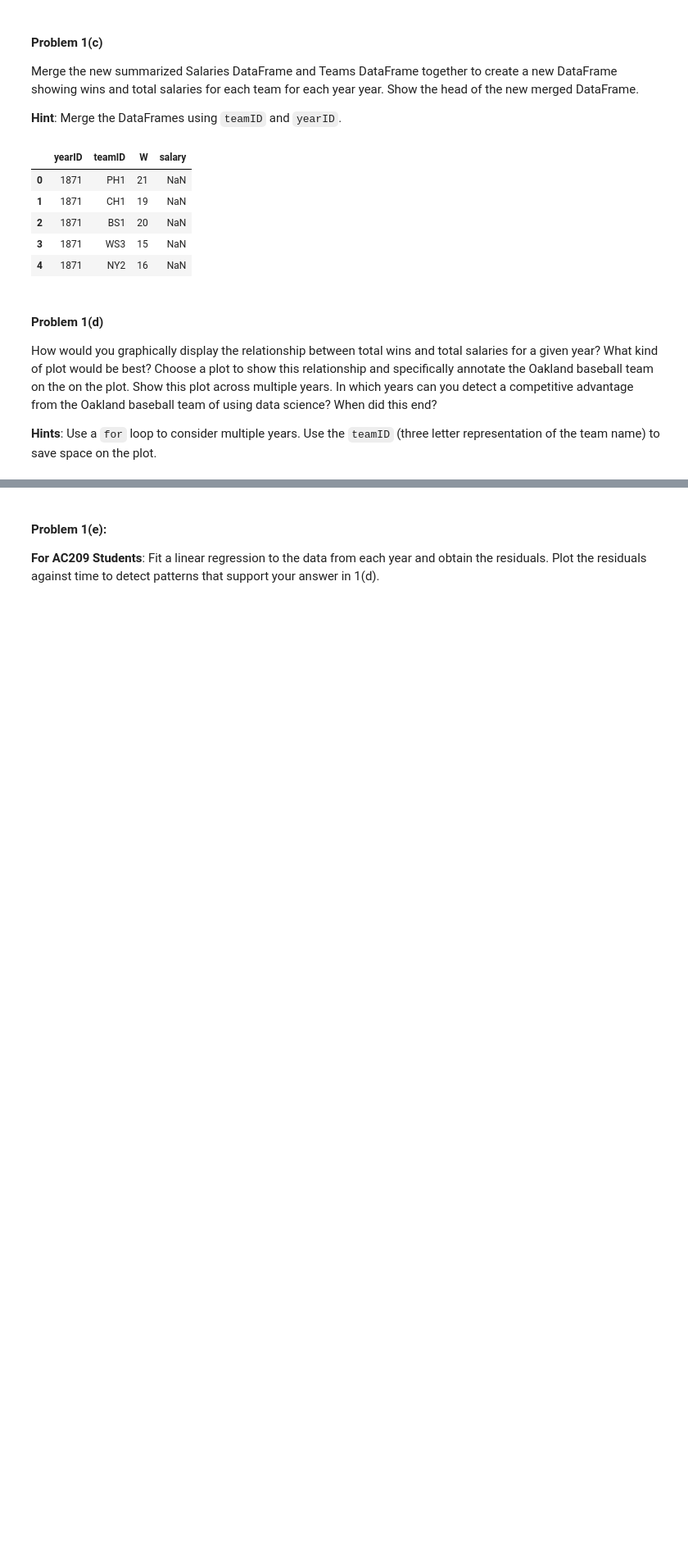
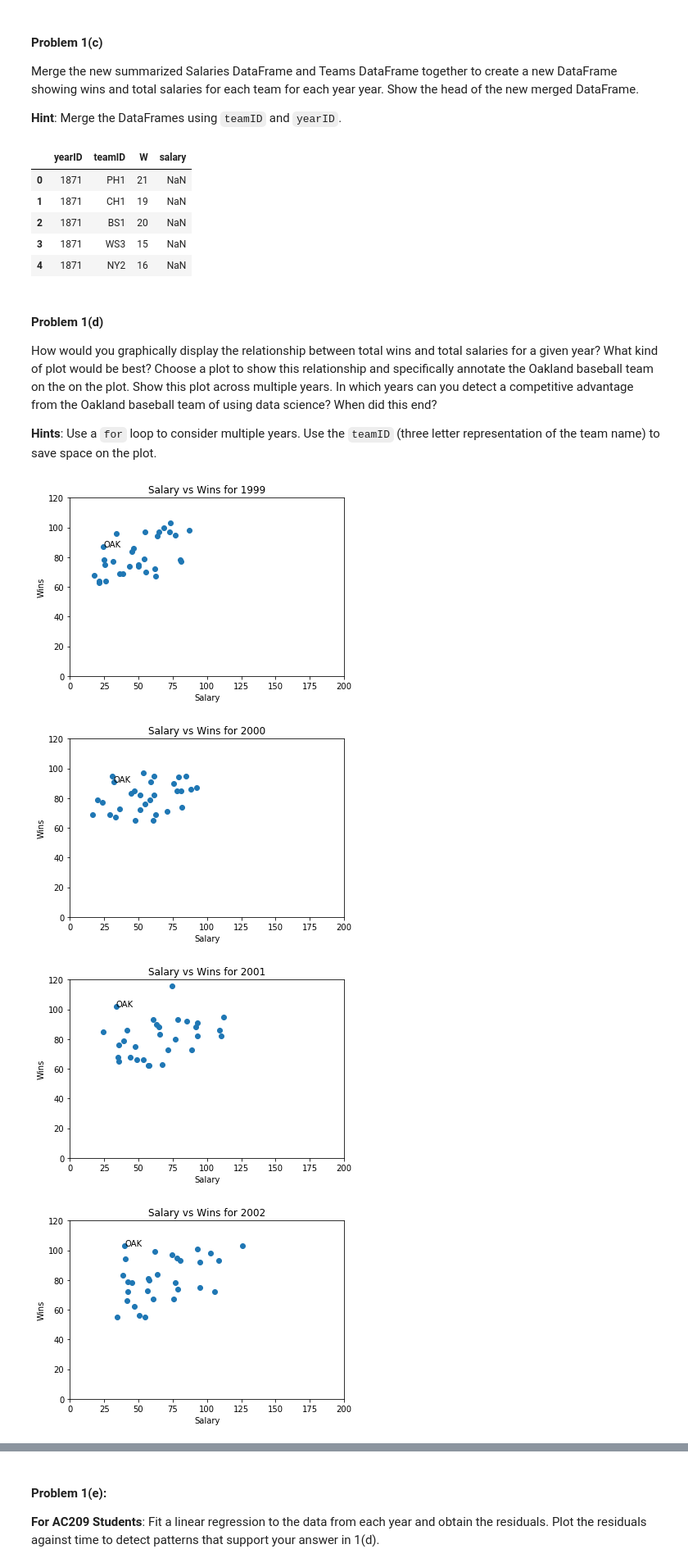
Before and after one commit to williamma12/2014, a Jupyter notebook: homework/HW1.ipynb, the cells around one changed output, grey strips where cells are left out. Shown: that part at 82% size. Cells and saved outputs as stored; diff of their text form; code cells hidden in the pictures; blank space fills up the shorter version.

```diff
--- a/homework/HW1.ipynb
+++ b/homework/HW1.ipynb
@@ -111,0 +110,19 @@ How would you graphically display the relationship between total wins and total
+# %%
+years = np.arange(1999, 2005)
+
+for year in years:
+    this_year = baseball.loc[baseball.yearID == year]
+    oak = this_year.loc[this_year.teamID == 'OAK']
+    plt.scatter(this_year['salary']/1000000, this_year['W'])
+    plt.annotate('OAK', xy=(oak['salary']/1000000, oak['W']))
+    plt.title('Salary vs Wins for '+ str(year))
+    plt.xlabel('Salary')
+    plt.ylabel('Wins')
+    plt.ylim(0, 120)
+    plt.xlim(0, 200)
+    plt.show()
+# %% [output]
+[figure, added]
+[figure, added]
+[figure, added]
+[figure, added]
```
Also changed, not shown: parts of 7 cells of this notebook, 1 other file.
